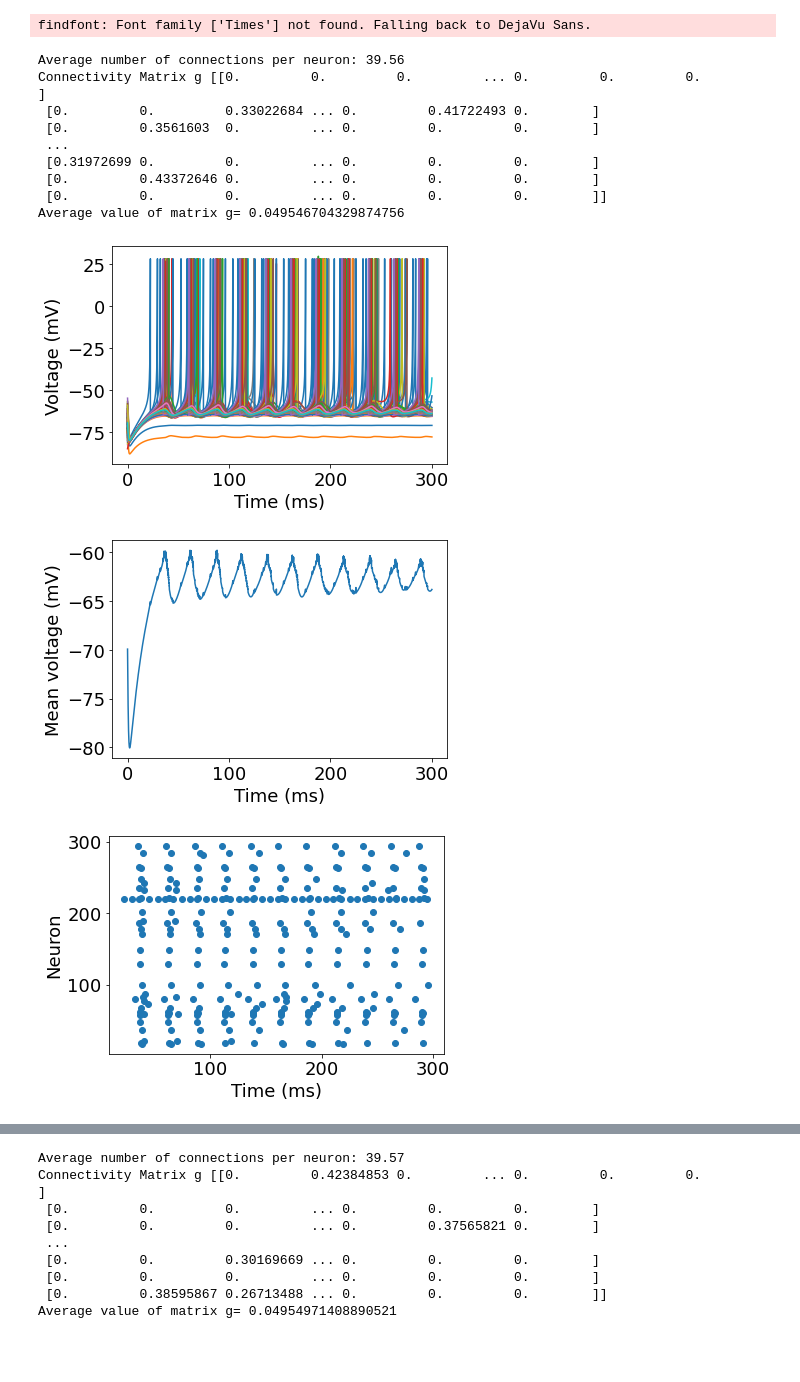
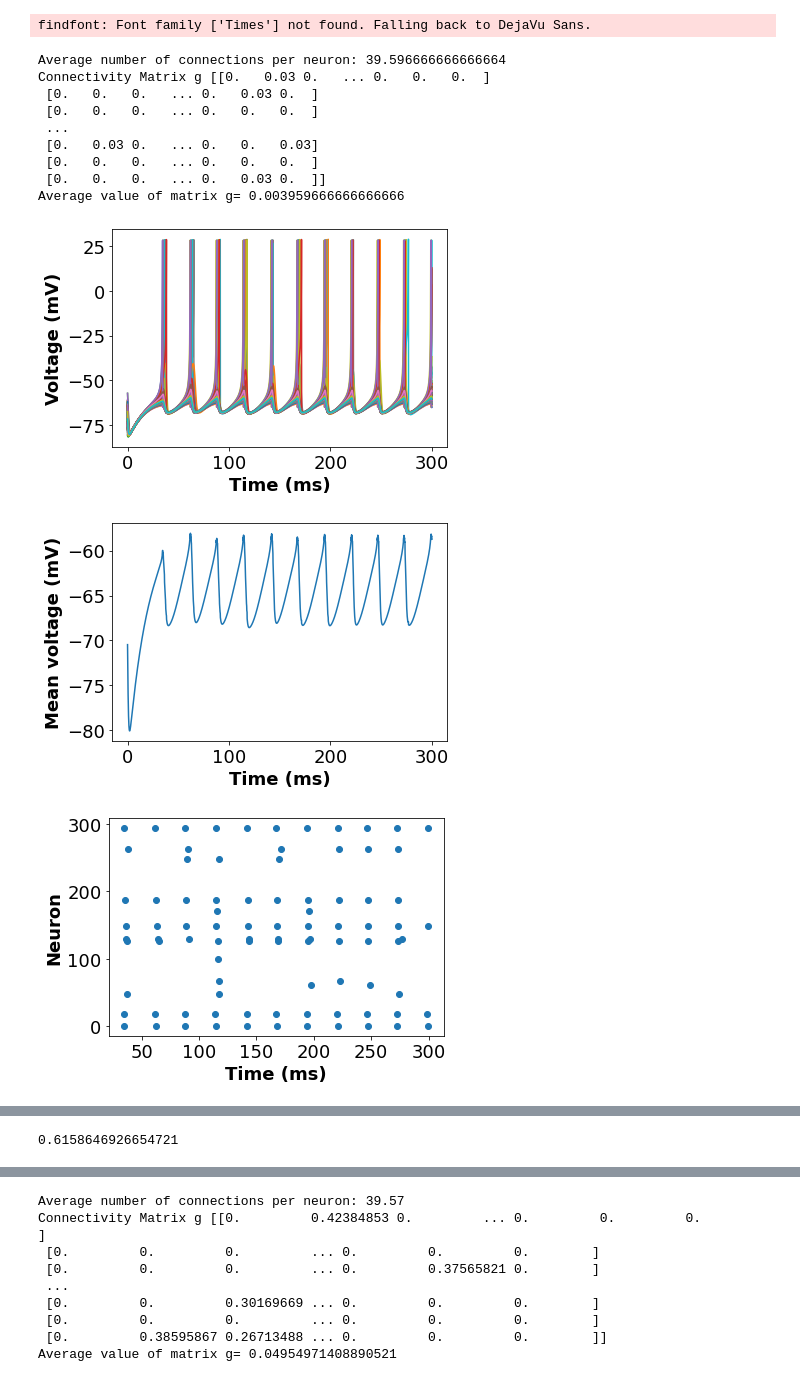
Before and after one commit to davidkelly2002/Final-Year-Project, a Jupyter notebook: Investigating g_syn vs Chi_sq and g_syn vs tau_s.ipynb, the cells around one changed output, grey strips where cells are left out. Cells and saved outputs as stored; diff of their text form; code cells hidden in the pictures; blank space fills up the shorter version.

```diff
--- a/Investigating g_syn vs Chi_sq and g_syn vs tau_s.ipynb
+++ b/Investigating g_syn vs Chi_sq and g_syn vs tau_s.ipynb
@@ -62,9 +62,10 @@ tauS = 3.043043043043043
 
 J = np.random.normal(0, 0.25, size=(N))
 
-I0 = 0.15
-delta = 0.02
-I = stats.cauchy.rvs(loc=I0, scale=delta, size=(N))
+#I0 = 0.15
+# delta = 0.02
+# I = stats.cauchy.rvs(loc=I0, scale=delta, size=(N))
+I = 0.15
 
 # Define desired average number of connections
 Avg_Connections = 40
@@ -78,7 +79,7 @@ for j in range(N):
     for i in range(N):
         if i != j:  # Avoid self-connections
             if np.random.rand() < connection_probability:
-                g[j, i] = np.random.uniform(0.25, 0.5)  # Set random connection strength
+                g[j, i] = 0.03  # Set random connection strength
 
 # All-to-all connectivity
 # g = np.random.uniform(0.05, 0.5, size=(N, N))
@@ -148,7 +149,8 @@ while i < M and t0 < T:
         spike = v_init.argmax()
         v_init[spike] = v_reset
         u_init[spike] += d
-        p_init += 1 / (tauS * N)
+        p_init += 1/(tauS)
+        #p_init += 1 / (tauS * N)
 
         spike_times[spikeCounter, :] = [t0, spike]
         spikeCounter = spikeCounter + 1
@@ -166,41 +168,41 @@ plt.ylabel('Voltage (mV)')
 plt.figure()
 plt.plot(t_all, y_all[:N, :].mean(axis=0))
 plt.xlabel('Time (ms)')
 plt.ylabel('Mean voltage (mV)')
 
 spike_times = spike_times[:spikeCounter, :]
 plt.figure()
 plt.scatter(spike_times[:, 0], spike_times[:, 1])
 plt.xlabel('Time (ms)')
 plt.ylabel('Neuron')
 
 plt.figure()
 plt.plot(t_all, y_all[N:, :].T)
 plt.xlabel('Time (ms)')
 plt.ylabel('Recovery variable')
 
 
 
 # Count the number of non-zero entries in each row
 connections_per_neuron = np.count_nonzero(g, axis=1)
 
 # Calculate the average number of connections per neuron
 average_connections = np.mean(connections_per_neuron)
 
 print(f"Average number of connections per neuron: {average_connections}")
 print("Connectivity Matrix g", g)
 print("Average value of matrix g=", np.mean(g))
 # %% [output]
 findfont: Font family ['Times'] not found. Falling back to DejaVu Sans.
-Average number of connections per neuron: 39.56
-Connectivity Matrix g [[0.         0.         0.         ... 0.         0.         0.        ]
- [0.         0.         0.33022684 ... 0.         0.41722493 0.        ]
- [0.         0.3561603  0.         ... 0.         0.         0.        ]
+Average number of connections per neuron: 39.596666666666664
+Connectivity Matrix g [[0.   0.03 0.   ... 0.   0.   0.  ]
+ [0.   0.   0.   ... 0.   0.03 0.  ]
+ [0.   0.   0.   ... 0.   0.   0.  ]
  ...
- [0.31972699 0.         0.         ... 0.         0.         0.        ]
- [0.         0.43372646 0.         ... 0.         0.         0.        ]
- [0.         0.         0.         ... 0.         0.         0.        ]]
-Average value of matrix g= 0.049546704329874756
+ [0.   0.03 0.   ... 0.   0.   0.03]
+ [0.   0.   0.   ... 0.   0.   0.  ]
+ [0.   0.   0.   ... 0.   0.03 0.  ]]
+Average value of matrix g= 0.003959666666666666
-[figure, old version]
+[figure, new version]
-[figure, old version]
+[figure, new version]
-[figure, old version]
+[figure, new version]
@@ -208,3 +258,8 @@ Average value of matrix g= 0.049546704329874756
+# %%
+data = y_all[:N, :]
+compute_chi(data)
+# %% [output]
+0.6158646926654721
 # %%
 # Something in Aines initial code which fixes the issue for neuron 0
 # Initialize a dictionary to store spike times for each neuron
```
Also changed, not shown: parts of 31 cells of this notebook, 1 other file.
